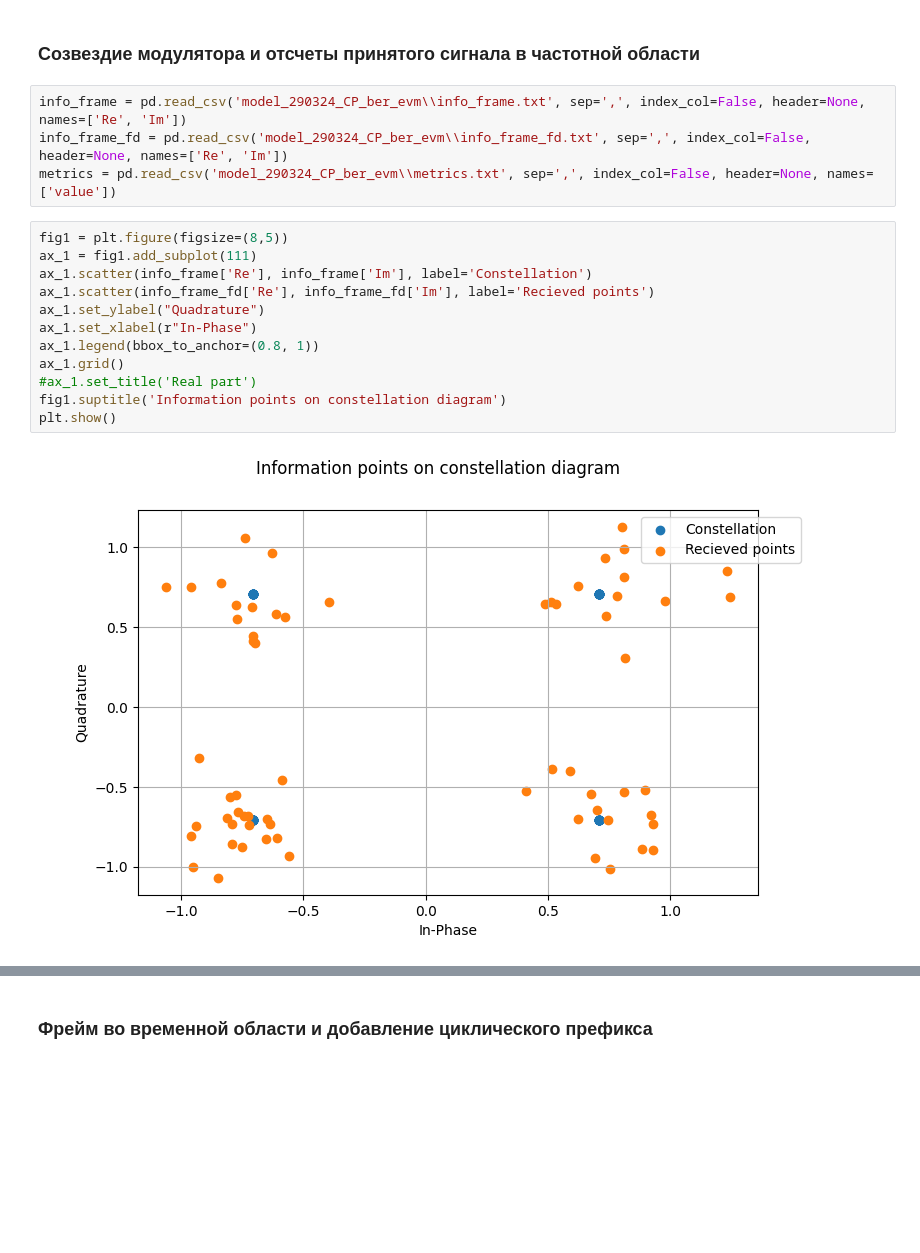
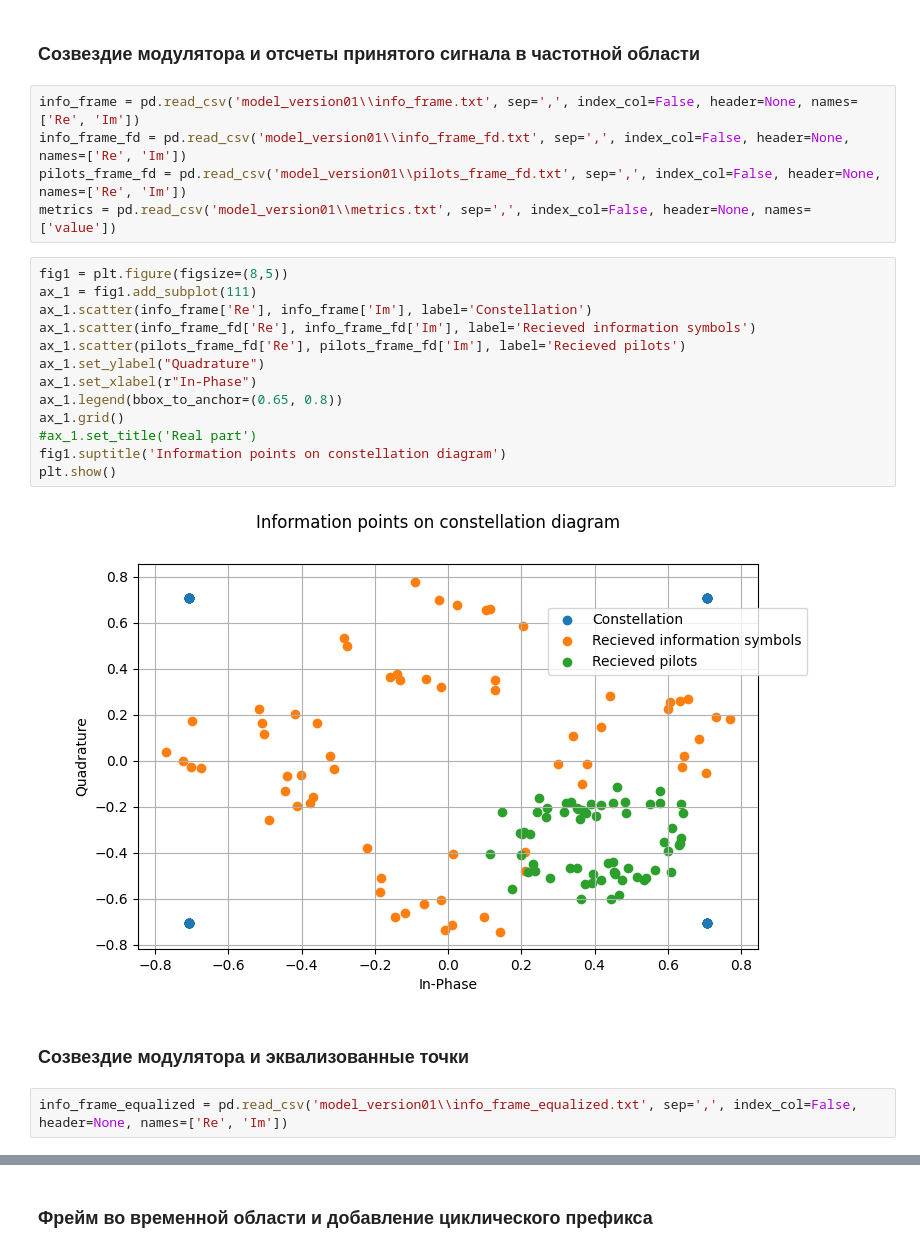
Before and after one commit to isvoropaev02/OFDM, a Jupyter notebook: model_performance.ipynb, the cells around one changed output, grey strips where cells are left out. Saved outputs shown, nothing was run; the diff lists cells and outputs as text; blank space fills up the shorter version.

```diff
--- a/model_performance.ipynb
+++ b/model_performance.ipynb
@@ -31,20 +31,26 @@ cp_length = fr_len/2; # the size of cyclic prefix
 # %% [markdown]
 ### Созвездие модулятора и отсчеты принятого сигнала в частотной области
 # %%
-info_frame = pd.read_csv('model_290324_CP_ber_evm\\info_frame.txt', sep=',', index_col=False, header=None, names=['Re', 'Im'])
-info_frame_fd = pd.read_csv('model_290324_CP_ber_evm\\info_frame_fd.txt', sep=',', index_col=False, header=None, names=['Re', 'Im'])
-metrics = pd.read_csv('model_290324_CP_ber_evm\\metrics.txt', sep=',', index_col=False, header=None, names=['value'])
+info_frame = pd.read_csv('model_version01\\info_frame.txt', sep=',', index_col=False, header=None, names=['Re', 'Im'])
+info_frame_fd = pd.read_csv('model_version01\\info_frame_fd.txt', sep=',', index_col=False, header=None, names=['Re', 'Im'])
+pilots_frame_fd = pd.read_csv('model_version01\\pilots_frame_fd.txt', sep=',', index_col=False, header=None, names=['Re', 'Im'])
+metrics = pd.read_csv('model_version01\\metrics.txt', sep=',', index_col=False, header=None, names=['value'])
 # %%
 fig1 = plt.figure(figsize=(8,5))
 ax_1 = fig1.add_subplot(111)
 ax_1.scatter(info_frame['Re'], info_frame['Im'], label='Constellation')
-ax_1.scatter(info_frame_fd['Re'], info_frame_fd['Im'], label='Recieved points')
+ax_1.scatter(info_frame_fd['Re'], info_frame_fd['Im'], label='Recieved information symbols')
+ax_1.scatter(pilots_frame_fd['Re'], pilots_frame_fd['Im'], label='Recieved pilots')
 ax_1.set_ylabel("Quadrature")
 ax_1.set_xlabel(r"In-Phase")
-ax_1.legend(bbox_to_anchor=(0.8, 1))
+ax_1.legend(bbox_to_anchor=(0.65, 0.8))
 ax_1.grid()
 #ax_1.set_title('Real part')
 fig1.suptitle('Information points on constellation diagram')
 plt.show()
 # %% [output]
-[figure, old version]
+[figure, new version]
+# %% [markdown]
+### Созвездие модулятора и эквализованные точки
+# %%
+info_frame_equalized = pd.read_csv('model_version01\\info_frame_equalized.txt', sep=',', index_col=False, header=None, names=['Re', 'Im'])
```
Also changed, not shown: parts of 5 cells of this notebook, 21 other files.
